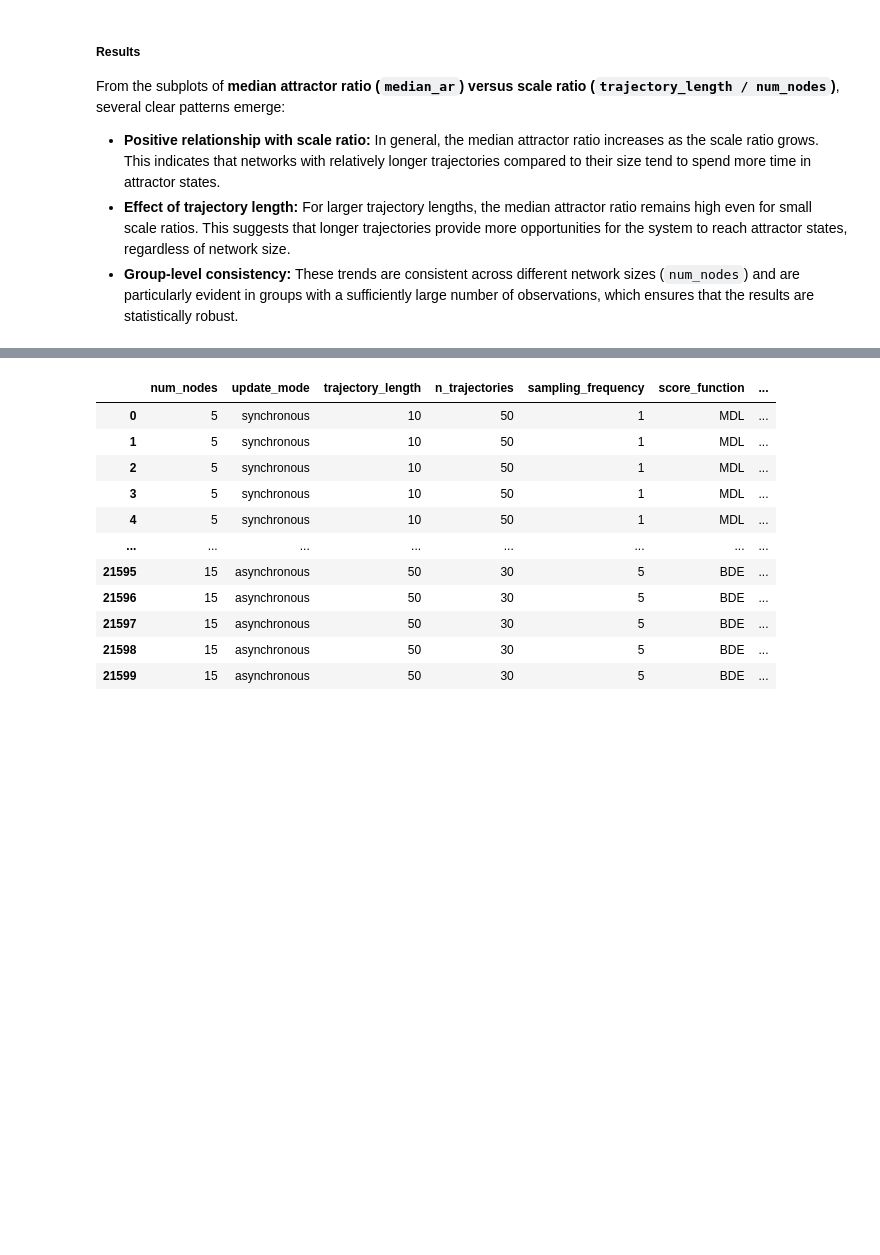
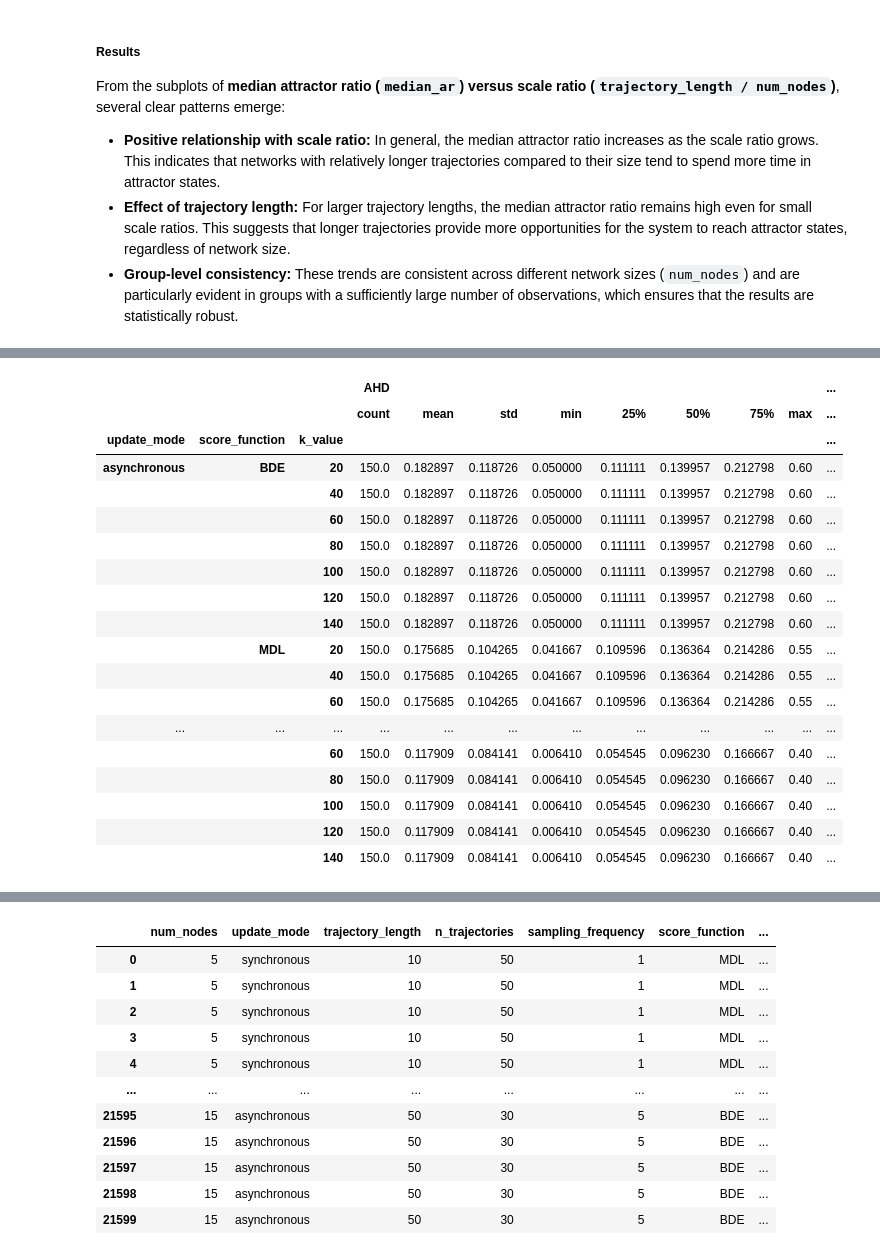
Before and after one commit to maxi7524/SAD2_final_project, a Jupyter notebook: notebooks/report_copy.ipynb, the cells around one changed output, grey strips where cells are left out. Cells and saved outputs as stored; diff of their text form; code cells hidden in the pictures; blank space fills up the shorter version.

```diff
--- a/notebooks/report_copy.ipynb
+++ b/notebooks/report_copy.ipynb
@@ -1,9 +1,11 @@
 # %%
 import pandas as pd
 from pathlib import Path
-from sad2_final_project.analysis import add_missing_metrics_from_experiment, loader_obsolete_data, compute_wilcoxon_table, plot_wilcoxon_heatmap
+from sad2_final_project.analysis import add_missing_metrics_from_experiment, loader_obsolete_data, compute_wilcoxon_table, plot_wilcoxon_heatmap, loader_current_data
 import os
 from sad2_final_project.analysis import plot_scatter, plot_boxplot, plot_scatter_subplots
+# num nodes <14 mapa traj lengh na num nodes apply update mode lambda x num nodes <300
+import pandas as pd
 
 # paths
 ## set global dir
@@ -16,14 +18,30 @@ DATA_PATH2 = Path('data/trajectory_length_vs_attractors1')
 DATA_PATHS = Path('data/analysis_3_synchronous_part_1')
 DATA_PATHA = Path('data/analysis_3_asynchronous_part_1')
 
+import pandas as pd
+
+# Przykładowy słownik mapowania
+map_dict = {
+    4: 5,
+    6: 7,
+    7: 9,
+    9: 11,
+    10: 13,
+
+}
+
 df = loader_obsolete_data(DATA_PATH2 / 'results/metadata.csv', DATA_PATH2 / 'results/joined_results_trajectory_length_vs_attractors.csv')
-# dfs = pd.read_csv(DATA_PATHS / 'results/metadata.csv')
-# dfa = pd.read_csv(DATA_PATHA / 'results/metadata.csv')
-dfs = loader_obsolete_data(DATA_PATHS / 'results/metadata.csv', DATA_PATHS / 'results/joined_results_analysis_3_synchronous.csv')
-dfa = loader_obsolete_data(DATA_PATHA / 'results/metadata.csv', DATA_PATHA / 'results/joined_results_analysis_3_asynchronous.csv')
+dfs = loader_current_data(DATA_PATHS / 'results/metadata.csv' , DATA_PATHS / 'results/joined_results_merged.csv')
+dfs['num_nodes'] = dfs['trajectory_length'].map(map_dict).fillna(dfs['num_nodes']).astype(int)
+dfs["k_value"] = dfs['trajectory_length'] * dfs['n_trajectories'] / dfs['num_nodes']
+dfs['k_value'] = dfs['k_value'].astype(int)
 
-# print(dfs.columns)
-# print(dfa.columns)
+
+dfa = loader_current_data(DATA_PATHA / 'results/metadata.csv', DATA_PATHA / 'results/joined_results_merged.csv')
+dfa['num_nodes'] = dfa['trajectory_length'].map(map_dict).fillna(dfa['num_nodes']).astype(int)
+dfa["k_value"] = dfa['trajectory_length'] * dfa['n_trajectories'] / dfa['num_nodes']
+dfa['k_value'] = dfa['k_value'].astype(int)
+
 metrics_list=['TP', 'FP', 'FN', 'precision', 'recall', 'sensitivity', 'AHD', 'SHD', 'EHD', 'SID']
 df = add_missing_metrics_from_experiment(df, DATA_PATH2, metrics_list, after_column='attractor_ratio')
 dfs = add_missing_metrics_from_experiment(dfs, DATA_PATHS, metrics_list, after_column='attractor_ratio')
@@ -504,0 +581,22 @@ Index(['condition_id_num', 'dataset_succeeded', 'attractor_ratio', 'TP', 'FP',
+# %%
+df_merged.groupby(["update_mode", "score_function", "k_value"])[["AHD", "SHD"]].describe()
+# %% [output]
+|  |  |  | AHD |  |  |  |  |  |  |  | ... |
+|  |  |  | count | mean | std | min | 25% | 50% | 75% | max | ... |
+| update_mode | score_function | k_value |  |  |  |  |  |  |  |  | ... |
+| asynchronous | BDE | 20 | 150.0 | 0.182897 | 0.118726 | 0.050000 | 0.111111 | 0.139957 | 0.212798 | 0.60 | ... |
+|  |  | 40 | 150.0 | 0.182897 | 0.118726 | 0.050000 | 0.111111 | 0.139957 | 0.212798 | 0.60 | ... |
+|  |  | 60 | 150.0 | 0.182897 | 0.118726 | 0.050000 | 0.111111 | 0.139957 | 0.212798 | 0.60 | ... |
+|  |  | 80 | 150.0 | 0.182897 | 0.118726 | 0.050000 | 0.111111 | 0.139957 | 0.212798 | 0.60 | ... |
+|  |  | 100 | 150.0 | 0.182897 | 0.118726 | 0.050000 | 0.111111 | 0.139957 | 0.212798 | 0.60 | ... |
+|  |  | 120 | 150.0 | 0.182897 | 0.118726 | 0.050000 | 0.111111 | 0.139957 | 0.212798 | 0.60 | ... |
+|  |  | 140 | 150.0 | 0.182897 | 0.118726 | 0.050000 | 0.111111 | 0.139957 | 0.212798 | 0.60 | ... |
+|  | MDL | 20 | 150.0 | 0.175685 | 0.104265 | 0.041667 | 0.109596 | 0.136364 | 0.214286 | 0.55 | ... |
+|  |  | 40 | 150.0 | 0.175685 | 0.104265 | 0.041667 | 0.109596 | 0.136364 | 0.214286 | 0.55 | ... |
+|  |  | 60 | 150.0 | 0.175685 | 0.104265 | 0.041667 | 0.109596 | 0.136364 | 0.214286 | 0.55 | ... |
+| ... | ... | ... | ... | ... | ... | ... | ... | ... | ... | ... | ... |
+|  |  | 60 | 150.0 | 0.117909 | 0.084141 | 0.006410 | 0.054545 | 0.096230 | 0.166667 | 0.40 | ... |
+|  |  | 80 | 150.0 | 0.117909 | 0.084141 | 0.006410 | 0.054545 | 0.096230 | 0.166667 | 0.40 | ... |
+|  |  | 100 | 150.0 | 0.117909 | 0.084141 | 0.006410 | 0.054545 | 0.096230 | 0.166667 | 0.40 | ... |
+|  |  | 120 | 150.0 | 0.117909 | 0.084141 | 0.006410 | 0.054545 | 0.096230 | 0.166667 | 0.40 | ... |
+|  |  | 140 | 150.0 | 0.117909 | 0.084141 | 0.006410 | 0.054545 | 0.096230 | 0.166667 | 0.40 | ... |
```
Also changed, not shown: parts of 12 cells of this notebook, 3 other files.
